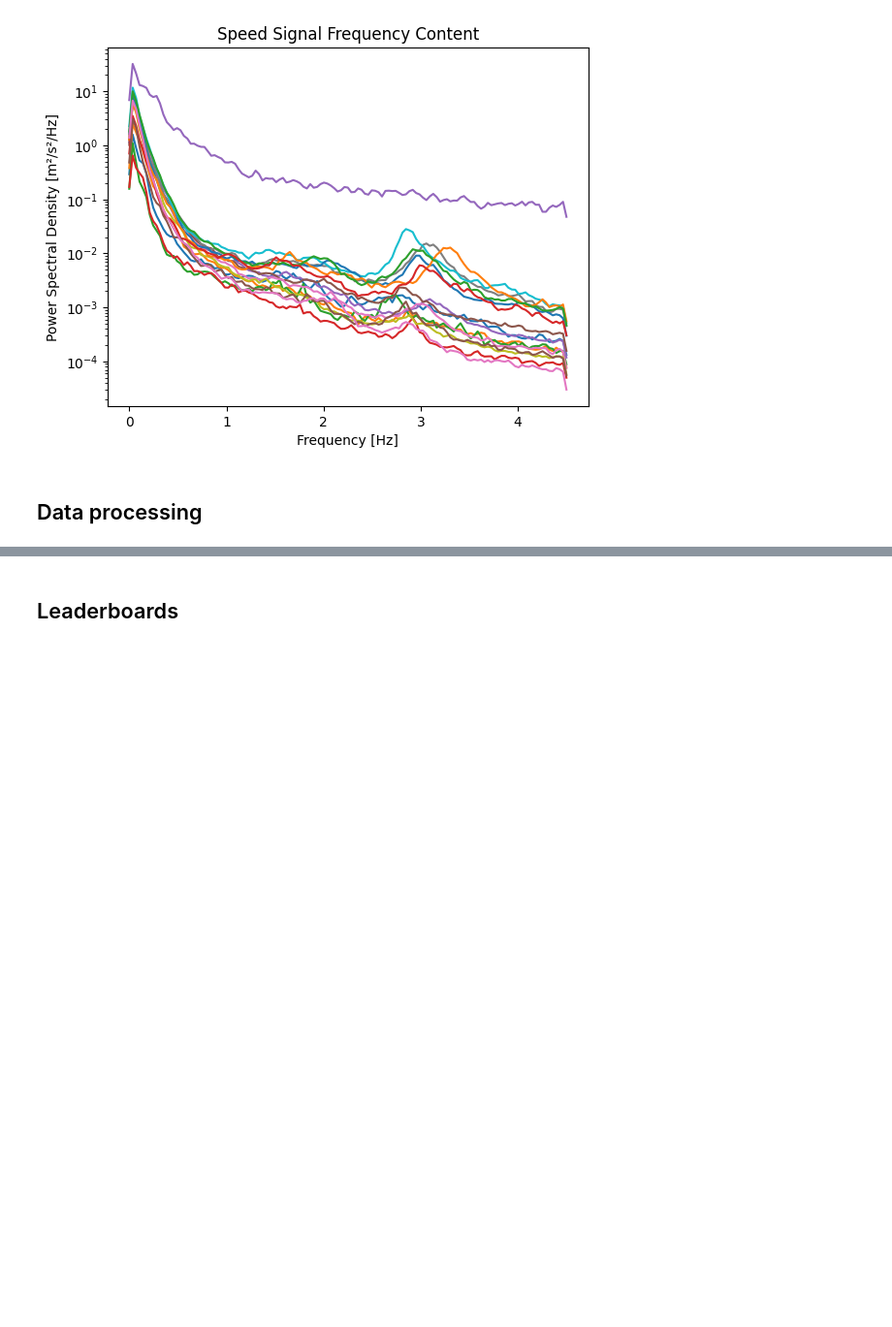
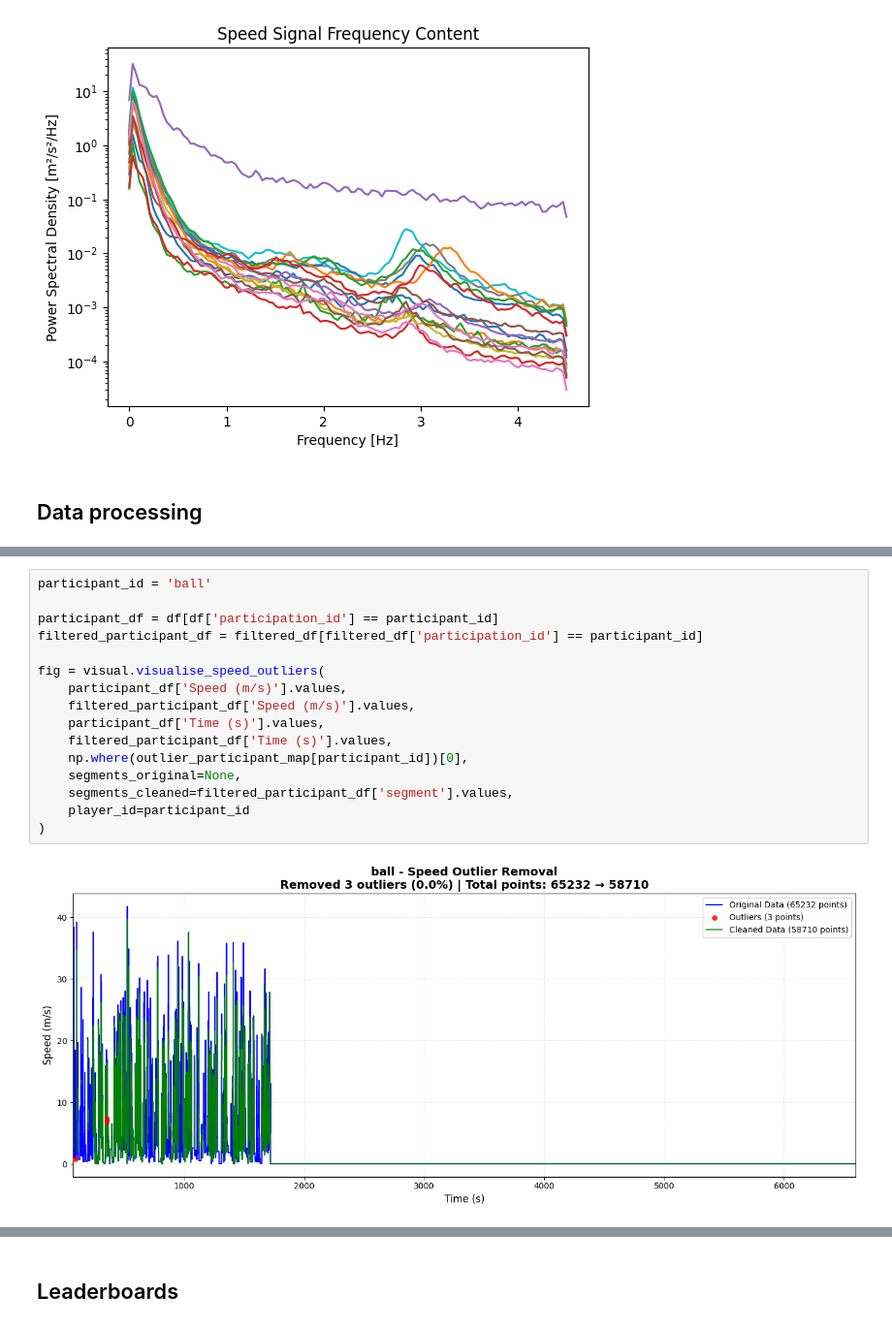
Before and after one commit to peterddod/playerdata, a Jupyter notebook: analysis.ipynb, the cells around one changed output, grey strips where cells are left out. Shown at 97% size. Saved outputs shown, nothing was run; the diff lists cells and outputs as text; blank space fills up the shorter version.

```diff
--- a/analysis.ipynb
+++ b/analysis.ipynb
@@ -238,5 +260,23 @@ for pid in participation_ids:
 
     filtered_df = pd.concat([filtered_df, filtered_participant_df])
+# %%
+participant_id = 'ball'
+
+participant_df = df[df['participation_id'] == participant_id]
+filtered_participant_df = filtered_df[filtered_df['participation_id'] == participant_id]
+
+fig = visual.visualise_speed_outliers(
+    participant_df['Speed (m/s)'].values,
+    filtered_participant_df['Speed (m/s)'].values,
+    participant_df['Time (s)'].values,
+    filtered_participant_df['Time (s)'].values,
+    np.where(outlier_participant_map[participant_id])[0],
+    segments_original=None,
+    segments_cleaned=filtered_participant_df['segment'].values,
+    player_id=participant_id
+)
+# %% [output]
+[figure, added]
 # %%
 calculate_noise_metrics(filtered_df)
 
```
Also changed, not shown: parts of 14 cells of this notebook, 5 other files.
